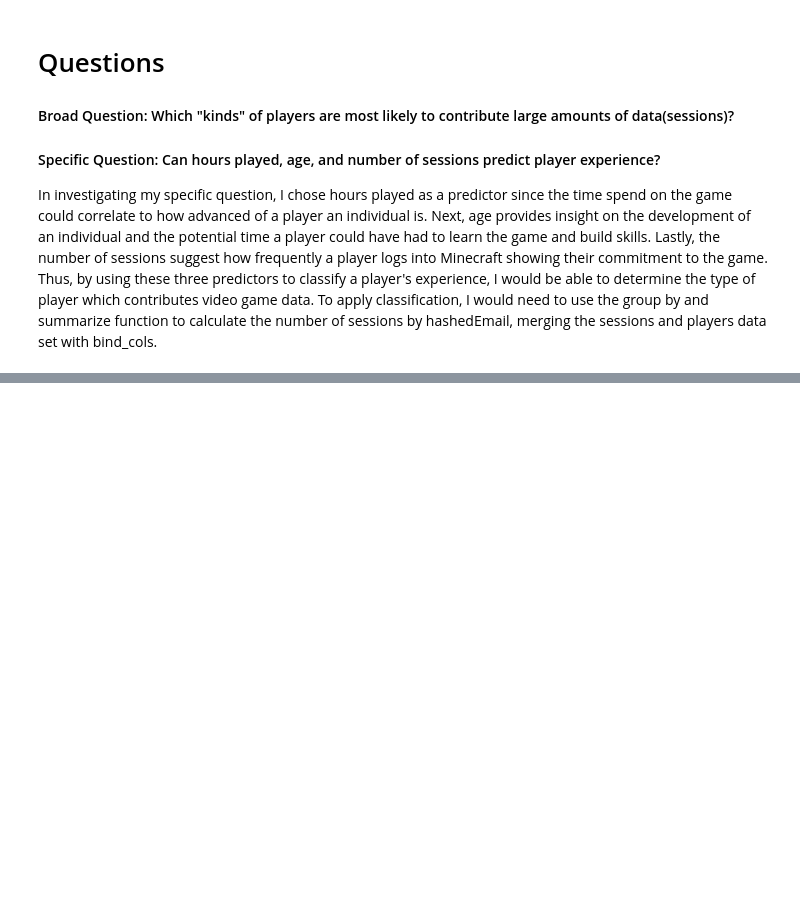
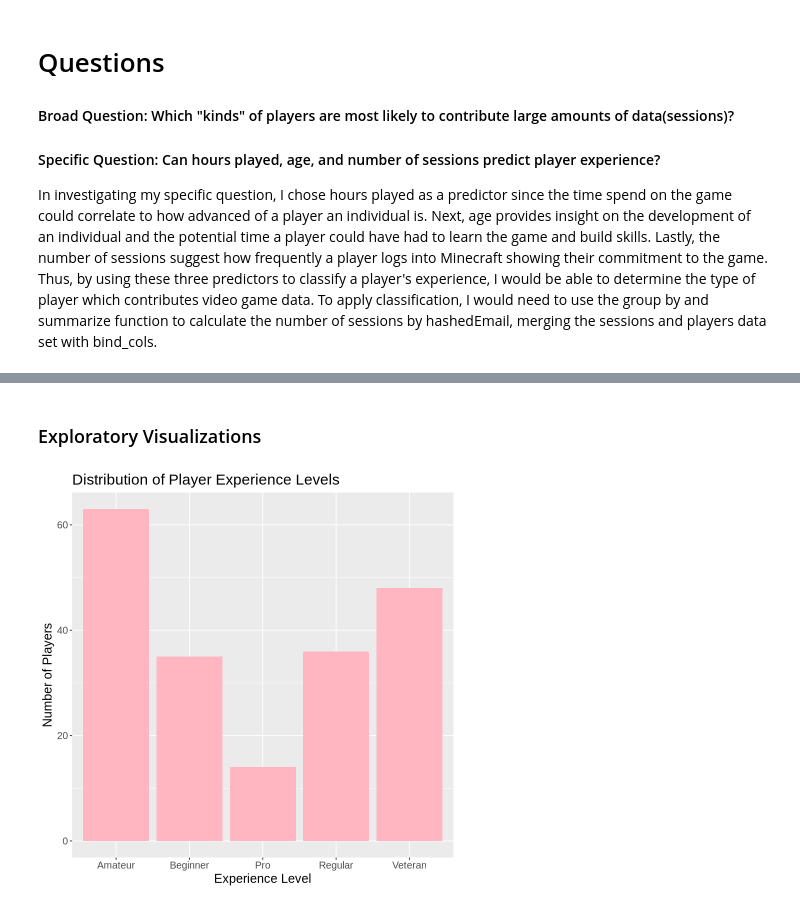
Before and after one commit to kirstenkam/dsci_project, a Jupyter notebook: individual_project_planning.ipynb, the cells around one changed output, grey strips where cells are left out. Drawn from its saved outputs; the diff is of its cells as text; code cells hidden in the pictures; blank space fills up the shorter version.

Commit message:
completed data analysis and exploratory visualizations

```diff
--- a/individual_project_planning.ipynb
+++ b/individual_project_planning.ipynb
@@ -460,0 +543,11 @@ In investigating my specific question, I chose hours played as a predictor since
+# %% [markdown]
+### Exploratory Visualizations
+# %%
+# Create a bar graph comparing the distribution of experience levels using the players_experience table from earlier.
+experience_plot <- ggplot(players_experience, aes(x = experience, y = n)) +
+    geom_bar(stat = "identity", fill = "lightpink") +
+    labs(x = "Experience Level", y = "Number of Players", title = "Distribution of Player Experience Levels") +
+    theme(text = element_text(size = 15))
+experience_plot
+# %% [output]
+[figure, added]
```
Also changed, not shown: parts of 8 cells of this notebook.
